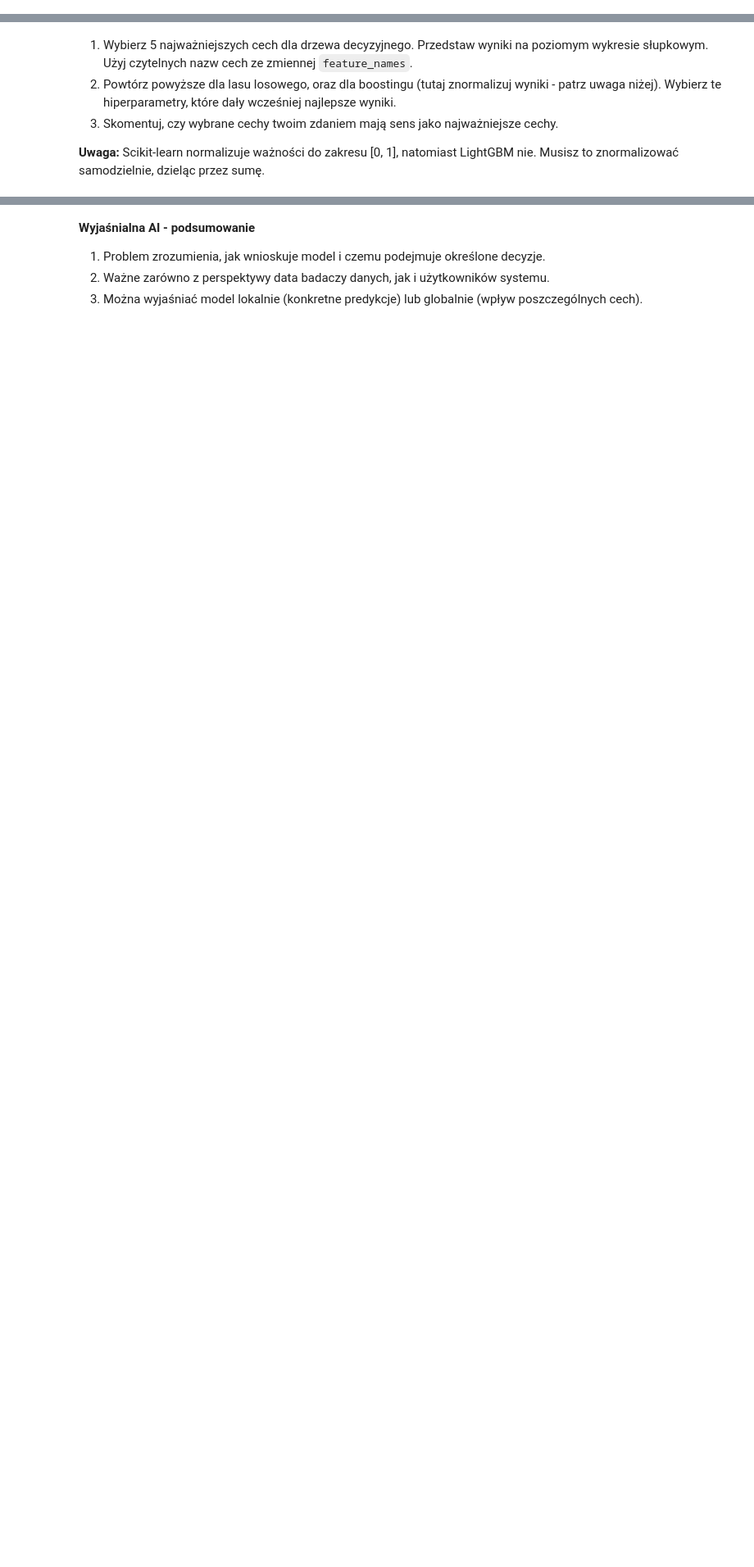
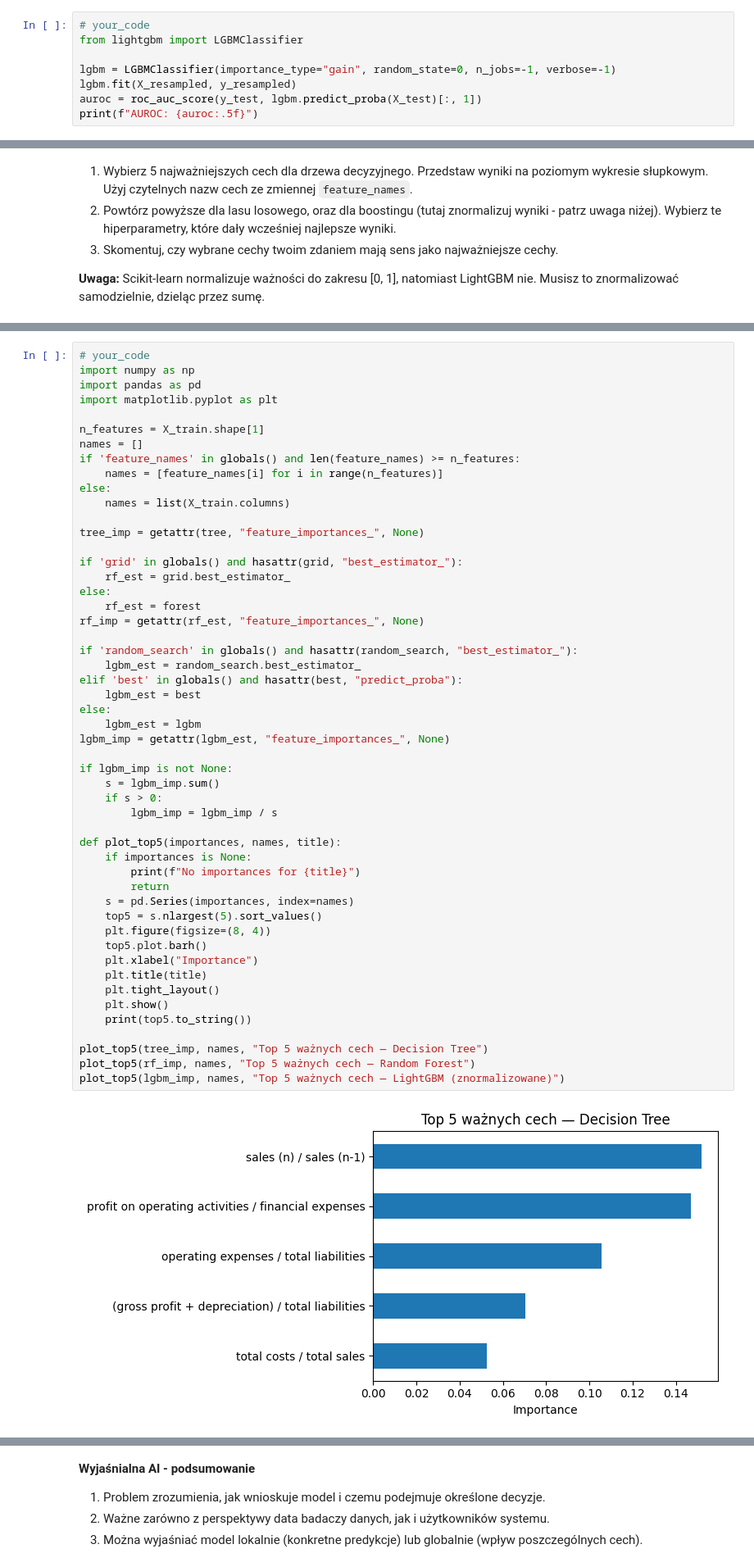
Before and after one commit to Krzeselkoo/sztuczna-inteligencja, a Jupyter notebook: lab2/lab_2.ipynb, the cells around one changed output, grey strips where cells are left out. Shown at 82% size. Saved outputs shown, nothing was run; the diff lists cells and outputs as text; blank space fills up the shorter version.

```diff
--- a/lab2/lab_2.ipynb
+++ b/lab2/lab_2.ipynb
@@ -419,0 +449,8 @@ Pamiętaj o `random_state`, `n_jobs` i prawdopodobieństwach dla AUROC.
+# %%
+# your_code
+from lightgbm import LGBMClassifier
+
+lgbm = LGBMClassifier(importance_type="gain", random_state=0, n_jobs=-1, verbose=-1)
+lgbm.fit(X_resampled, y_resampled)
+auroc = roc_auc_score(y_test, lgbm.predict_proba(X_test)[:, 1])
+print(f"AUROC: {auroc:.5f}")
@@ -509,0 +606,53 @@ Ze względu na powyższe, ważności cech normalizuje się często do zakresu [0
+# %%
+# your_code
+import numpy as np
+import pandas as pd
+import matplotlib.pyplot as plt
+
+n_features = X_train.shape[1]
+names = []
+if 'feature_names' in globals() and len(feature_names) >= n_features:
+    names = [feature_names[i] for i in range(n_features)]
+else:
+    names = list(X_train.columns)
+
+tree_imp = getattr(tree, "feature_importances_", None)
+
+if 'grid' in globals() and hasattr(grid, "best_estimator_"):
+    rf_est = grid.best_estimator_
+else:
+    rf_est = forest
+rf_imp = getattr(rf_est, "feature_importances_", None)
+
+if 'random_search' in globals() and hasattr(random_search, "best_estimator_"):
+    lgbm_est = random_search.best_estimator_
+elif 'best' in globals() and hasattr(best, "predict_proba"):
+    lgbm_est = best
+else:
+    lgbm_est = lgbm
+lgbm_imp = getattr(lgbm_est, "feature_importances_", None)
+
+if lgbm_imp is not None:
+    s = lgbm_imp.sum()
+    if s > 0:
+        lgbm_imp = lgbm_imp / s
+
+def plot_top5(importances, names, title):
+    if importances is None:
+        print(f"No importances for {title}")
+        return
+    s = pd.Series(importances, index=names)
+    top5 = s.nlargest(5).sort_values()
+    plt.figure(figsize=(8, 4))
+    top5.plot.barh()
+    plt.xlabel("Importance")
+    plt.title(title)
+    plt.tight_layout()
+    plt.show()
+    print(top5.to_string())
+
+plot_top5(tree_imp, names, "Top 5 ważnych cech — Decision Tree")
+plot_top5(rf_imp, names, "Top 5 ważnych cech — Random Forest")
+plot_top5(lgbm_imp, names, "Top 5 ważnych cech — LightGBM (znormalizowane)")
+# %% [output]
+[figure, added]
```
Also changed, not shown: parts of 31 cells of this notebook.
